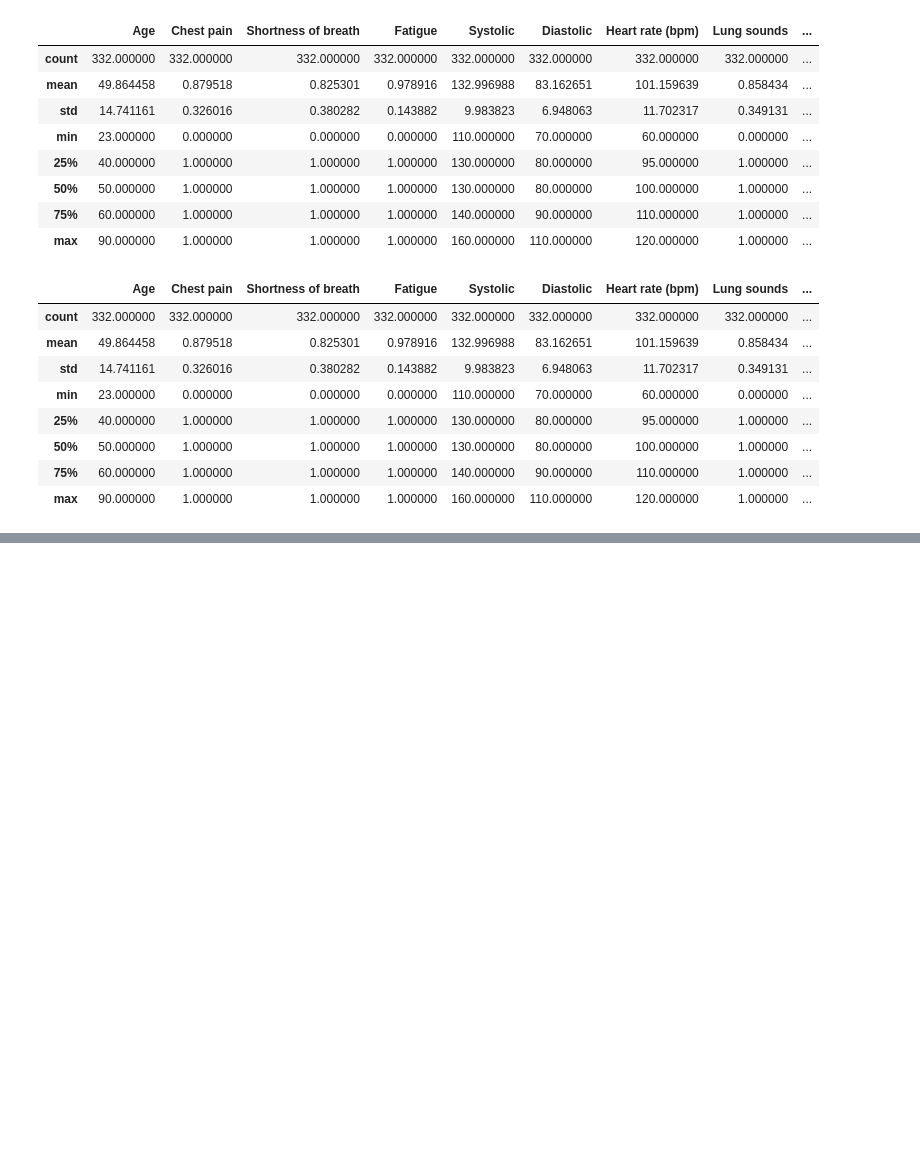
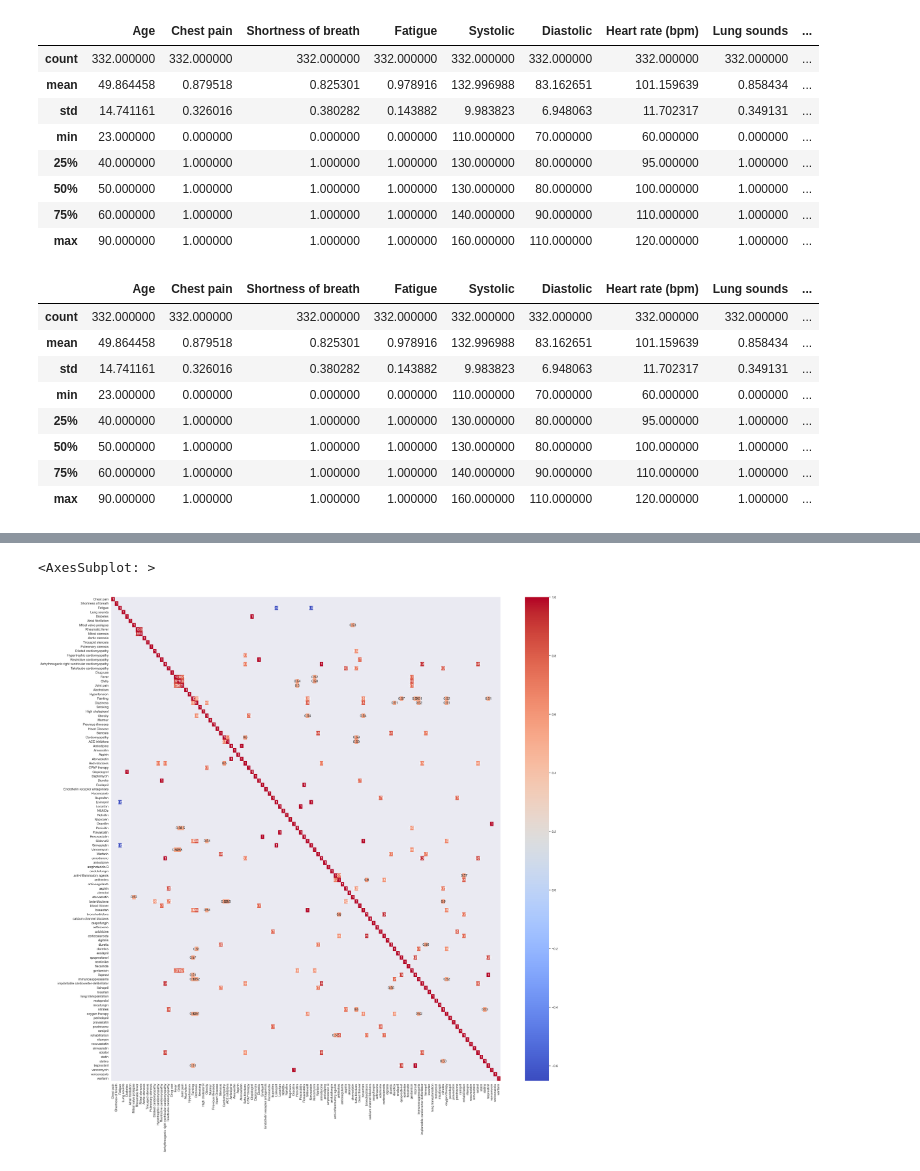
Before and after one commit to Lijiaqian1/SC1015, a Jupyter notebook: Heart_Disease.ipynb, the cells around one changed output, grey strips where cells are left out. Cells and saved outputs as stored; diff of their text form; code cells hidden in the pictures; blank space fills up the shorter version.

```diff
--- a/Heart_Disease.ipynb
+++ b/Heart_Disease.ipynb
@@ -330,0 +396,14 @@ heartdata.describe()
+# %%
+medications = heartdata['Medications'].str.get_dummies(sep=', ')
+
+
+data2 = pd.concat([heartdata[binary_vars], medications], axis=1)
+corr_matrix = data2.corr()
+mask = corr_matrix.abs() > 0.5
+
+# Plot heatmap with masked values
+f, ax = plt.subplots(figsize=(30, 30))
+sb.heatmap(corr_matrix[mask], cmap='coolwarm', annot=True, ax=ax)
+# %% [output]
+<AxesSubplot: >
+[figure, added]
```
Also changed, not shown: parts of 12 cells of this notebook.
